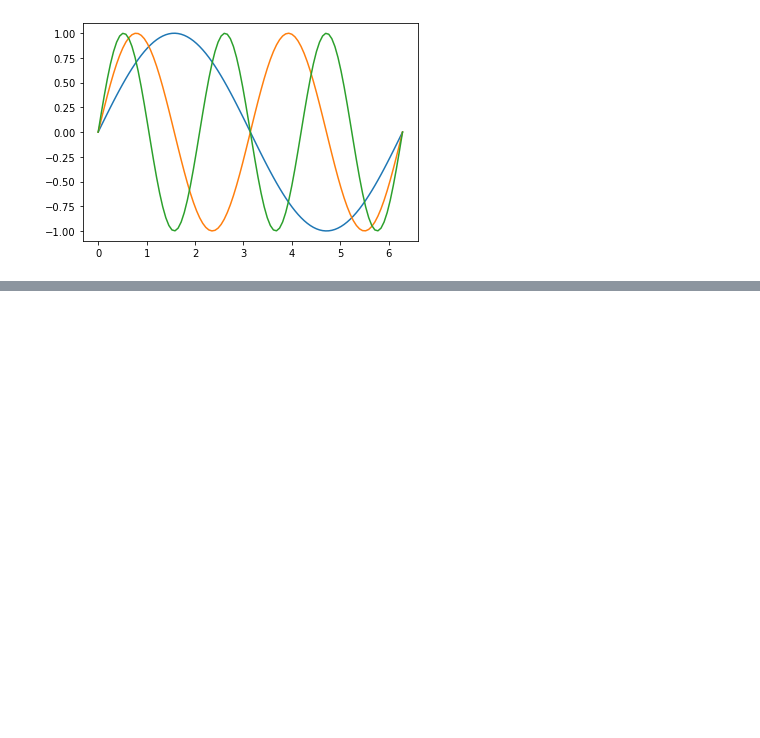
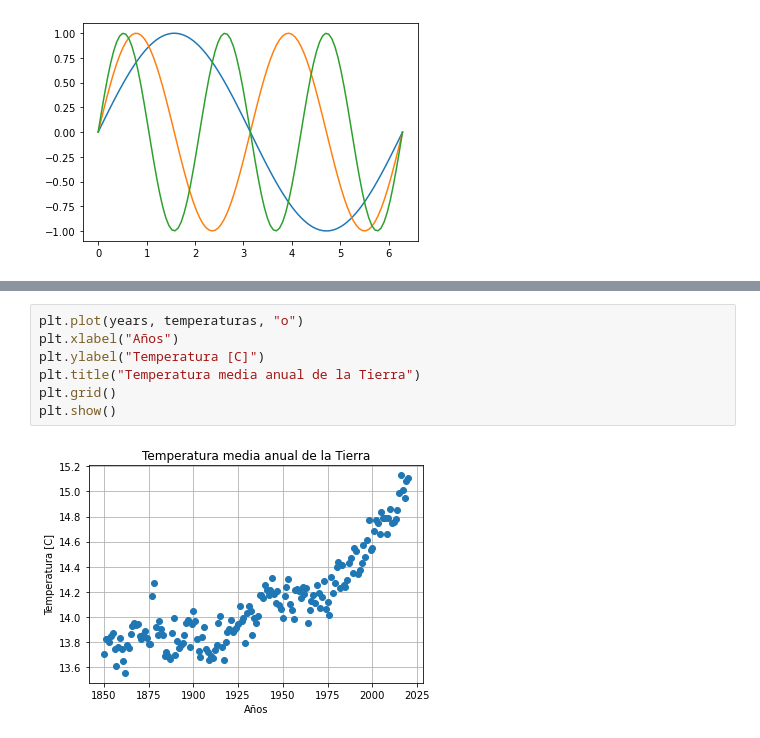
Before and after one commit to GeoLatinas/Intro-to-python, a Jupyter notebook: notebooks/04-graficos.ipynb, the cells around one changed output, grey strips where cells are left out. Drawn from its saved outputs; the diff is of its cells as text; blank space fills up the shorter version.

```diff
--- a/notebooks/04-graficos.ipynb
+++ b/notebooks/04-graficos.ipynb
@@ -163,0 +186,9 @@ plt.show()
+# %%
+plt.plot(years, temperaturas, "o")
+plt.xlabel("Años")
+plt.ylabel("Temperatura [C]")
+plt.title("Temperatura media anual de la Tierra")
+plt.grid()
+plt.show()
+# %% [output]
+[figure, added]
```
Also changed, not shown: parts of 48 cells of this notebook.
